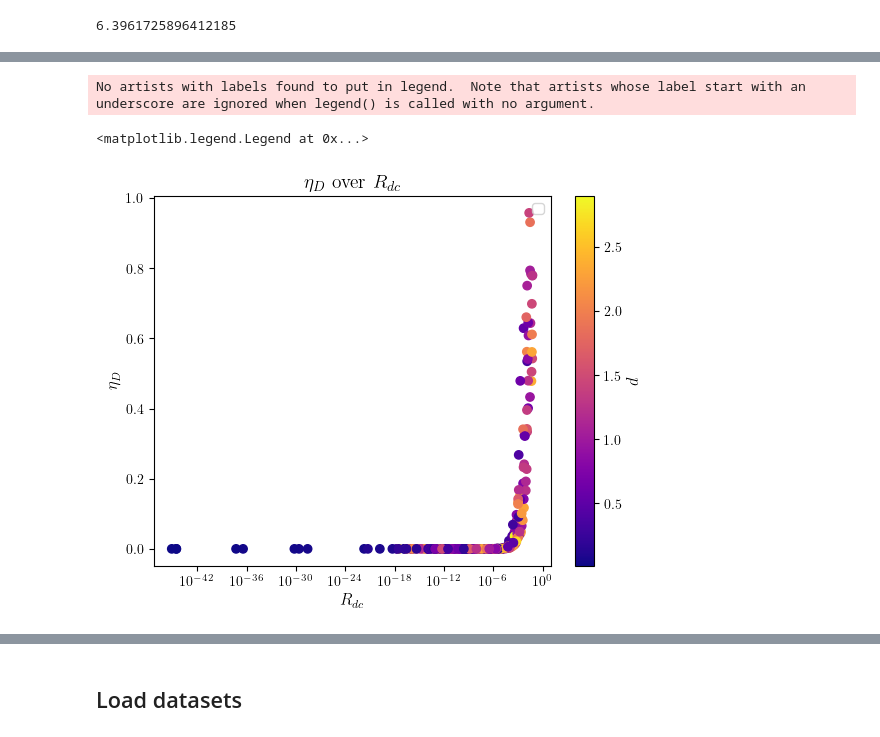
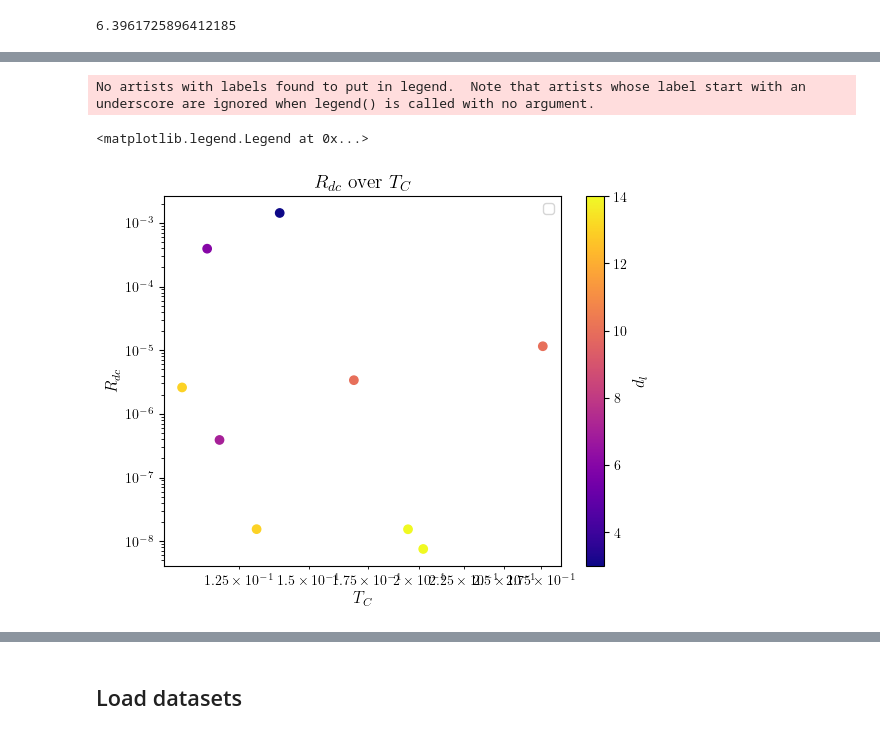
Before and after one commit to Emanuel-Schwarzhans/Quantum-detectors-as-autonomous-machines-assessing-the-thermodynamics-of-information-acquisit-co, a Jupyter notebook: thermal_single_photon_activation_amplification.ipynb, the cells around one changed output, grey strips where cells are left out. Drawn from its saved outputs; the diff is of its cells as text; code cells hidden in the pictures.

```diff
--- a/thermal_single_photon_activation_amplification.ipynb
+++ b/thermal_single_photon_activation_amplification.ipynb
@@ -330,2 +503,26 @@ plt.scatter(samples_final[:,2],samples_final[:,3])
+# %%
+
+# For 3 parameters only TC, TV, d
+rateB=0.3
+
+FOM_LHC_sampling = qload("FOM_LHC_sampling_secure") if qload.exists("FOM_LHC_sampling_secure") else []
+
+
+
+
+for sample in samples_final:
+    d_l,TC,TV = sample  # Unpack parameters
+    d_l=int(d_l)
+    e_l=(e_max+e_s)/(d_l-2)
+    TH=TH_from_TV_TC(TV,TC,e_l*e_C_factor,e_l)
+    FOM_vals = get_all_figures_of_merit(get_dynamics_k(
+        rateM,rateB,rateD,TH,TC,Tb,Td,e_s,e_C_factor*e_l,e_l,g_sl,g_ml,d_l,t_f,t_steps,k))  # Evaluate function
+    FOM_LHC_sampling.append(FOM_vals)
+
+# FOM_LHC_sampling=[[get_all_figures_of_merit(get_dynamics(rateM,rateB,rateD,TH,TC,Tb,Td,e_s,e_C,(e_max+e_s)/(d_l-2),g_sl,g_ml,d_l,t_f,t_steps))
+#              for d_l in range(3,41)]
+#              for rateB in np.linspace(0.001,1,5)]
+
+qsave(FOM_LHC_sampling,"FOM_LHC_sampling")
 # %%
 #Loading saved sample set
@@ -413,29 +612,33 @@ np.array(FOM_LHC_sampling).shape
 # %%
+
+
 fig, ax = plt.subplots()
-ax.set_xlabel("$R_{dc}$")
-ax.set_ylabel("$\eta_D$")
-# ax.set_yscale('log')
+# ax.set_xlabel("$R_{dc}$")
+# ax.set_ylabel("$\eta_D$")
+ax.set_xlabel("$T_C$")
+ax.set_ylabel("$R_{dc}$")
+ax.set_yscale('log')
 ax.set_xscale('log')
-plt.title("$\eta_D$ over $R_{dc}$")
-scatter=plt.scatter(np.array(FOM_LHC_sampling)[:,out_index("dark count rate")],
-                    np.array(FOM_LHC_sampling)[:,out_index("efficiency")],
-                c=np.array(FOM_LHC_sampling)[:,out_index("TC")],cmap='plasma')
+plt.title("$R_{dc}$ over $T_C$")
+scatter=plt.scatter(np.array(FOM_LHC_sampling)[:,out_index("TC")],
+                    np.array(FOM_LHC_sampling)[:,out_index("dark count rate")],
+                c=np.array(FOM_LHC_sampling)[:,out_index("d_l")],cmap='plasma')
 
 # scatter=plt.scatter(np.array(FOM_LHC_sampling)[:,out_index("jitter")],
 #             np.array(FOM_LHC_sampling)[:,out_index("dark count rate")],
 #                 c=virttemp,cmap='plasma')
 # plt.scatter(np.array(FOM_LHC_sampling)[:,out_index("efficiency")],get_virtual_temp(
 #     np.array(FOM_LHC_sampling)[:,out_index("TH")],
 #     np.array(FOM_LHC_sampling)[:,out_index("TC")],
 #     np.array(FOM_LHC_sampling)[:,out_index("e_l")],
 #     np.array(FOM_LHC_sampling)[:,out_index("e_C")]),
 #     c=np.array(FOM_LHC_sampling)[:,out_index("TH")],cmap='plasma')
-plt.colorbar(scatter, label="$d$")
+plt.colorbar(scatter, label="$d_l$")
 plt.legend()
 # %% [output]
 No artists with labels found to put in legend.  Note that artists whose label start with an underscore are ignored when legend() is called with no argument.
 <matplotlib.legend.Legend at 0x...>
-[figure, old version]
+[figure, new version]
 # %%
 plt.scatter(filtered_samples[:,2],filtered_samples[:,0])
 # %% [output]
```
Also changed, not shown: parts of 15 cells of this notebook, 4 other files.
